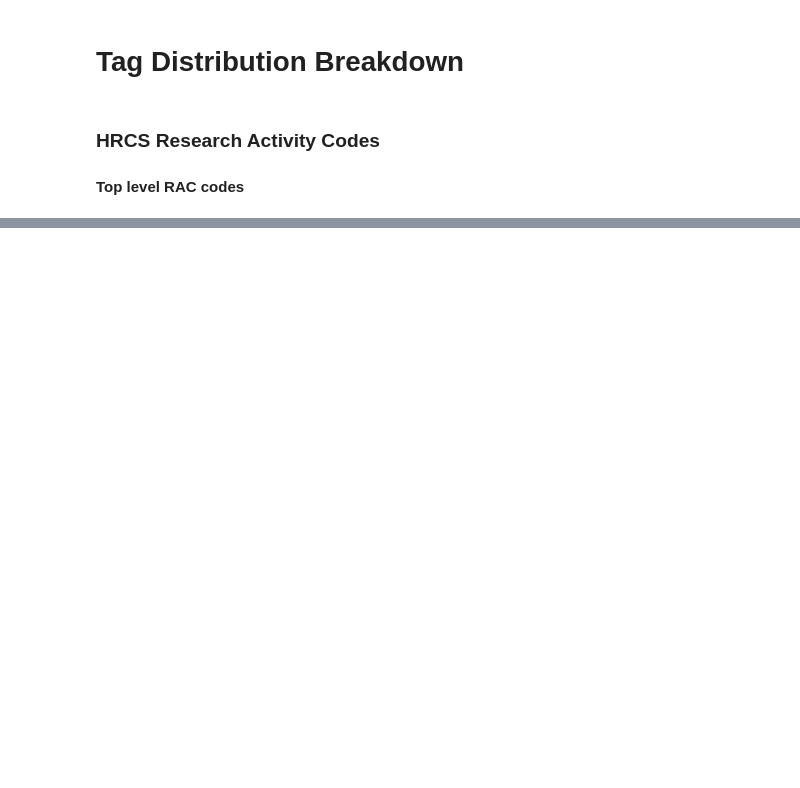
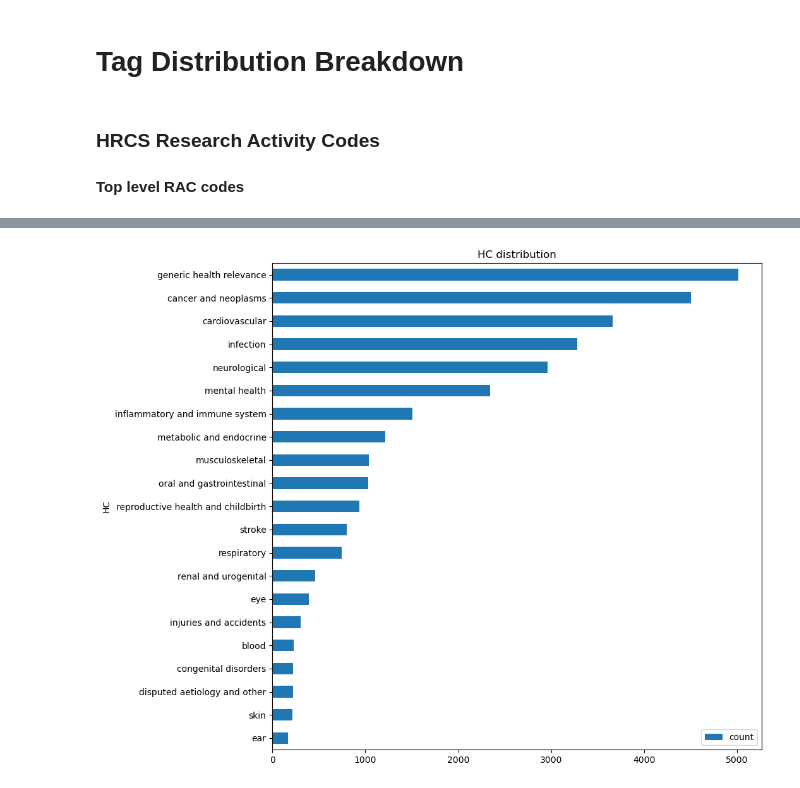
Before and after one commit to wellcometrust/grant_hrcs_tagger, a Jupyter notebook: notebooks/tag_overview.ipynb, the cells around one changed output, grey strips where cells are left out. Cells and saved outputs as stored; diff of their text form; code cells hidden in the pictures; blank space fills up the shorter version.

```diff
--- a/notebooks/tag_overview.ipynb
+++ b/notebooks/tag_overview.ipynb
@@ -45,0 +44,4 @@ train
+# %%
+plot_label_distribution(ra_df, 'HC')
+# %% [output]
+[figure, added]
```
Also changed, not shown: parts of 17 cells of this notebook.
